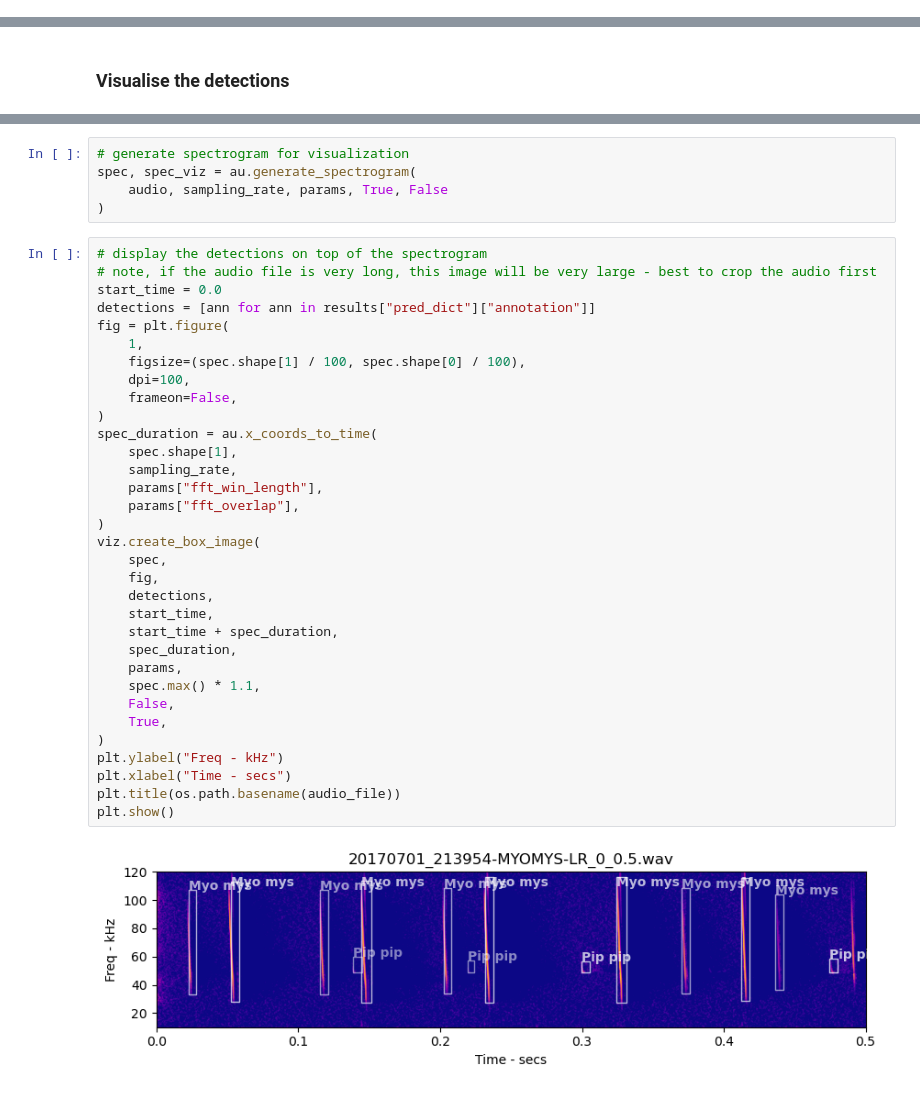
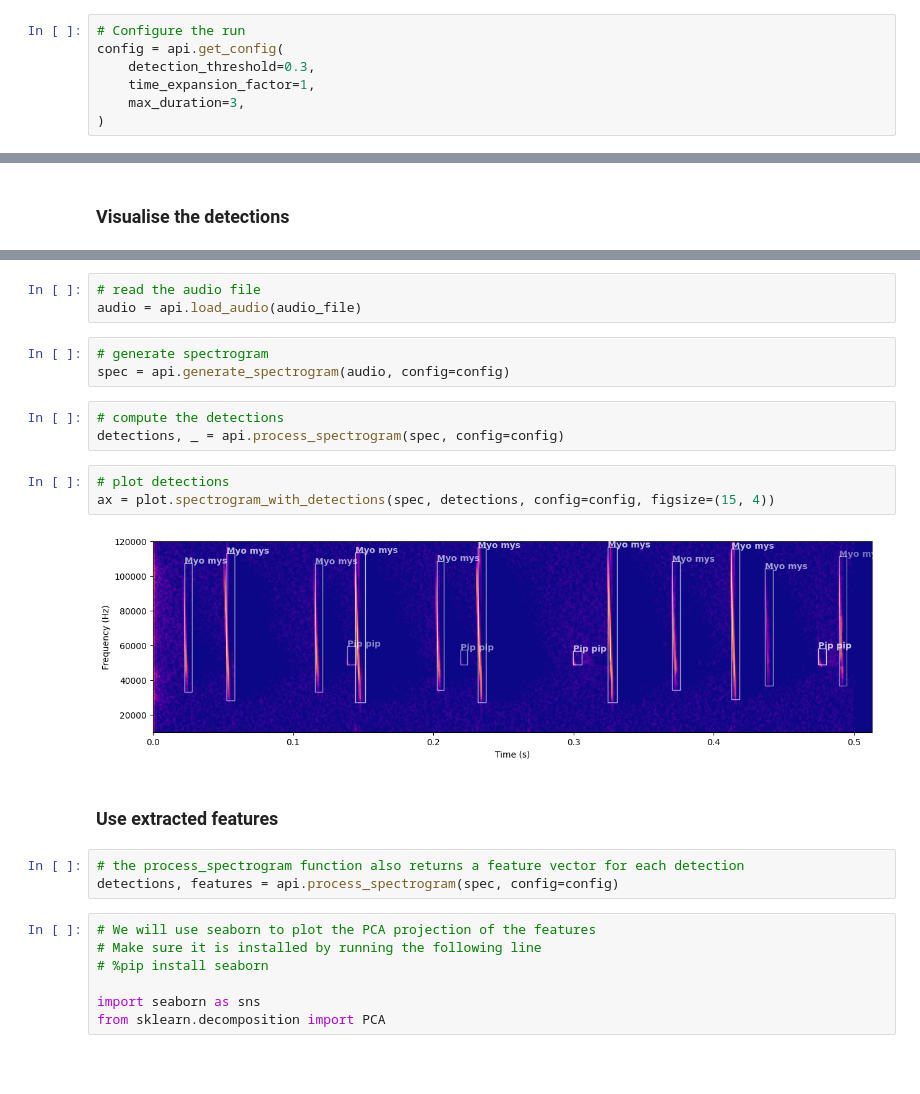
Before and after one commit to macaodha/batdetect2, a Jupyter notebook: batdetect2_notebook.ipynb, the cells around one changed output, grey strips where cells are left out. Drawn from its saved outputs; the diff is of its cells as text; blank space fills up the shorter version.

```diff
--- a/batdetect2_notebook.ipynb
+++ b/batdetect2_notebook.ipynb
@@ -35,3 +21,10 @@ model, params = du.load_model(args["model_path"])
+# %%
+# Configure the run
+config = api.get_config(
+    detection_threshold=0.3,
+    time_expansion_factor=1,
+    max_duration=3,
+)
 # %% [markdown]
 ### Select the audio file and run the model
 # %%
@@ -100,40 +69,26 @@ File duration: 0.5 seconds
+# %%
+# read the audio file
+audio = api.load_audio(audio_file)
 # %%
-# generate spectrogram for visualization
-spec, spec_viz = au.generate_spectrogram(
-    audio, sampling_rate, params, True, False
-)
+# generate spectrogram
+spec = api.generate_spectrogram(audio, config=config)
-# %%
-# display the detections on top of the spectrogram
-# note, if the audio file is very long, this image will be very large - best to crop the audio first
-start_time = 0.0
-detections = [ann for ann in results["pred_dict"]["annotation"]]
-fig = plt.figure(
-    1,
-    figsize=(spec.shape[1] / 100, spec.shape[0] / 100),
-    dpi=100,
-    frameon=False,
-)
-spec_duration = au.x_coords_to_time(
-    spec.shape[1],
-    sampling_rate,
-    params["fft_win_length"],
-    params["fft_overlap"],
-)
-viz.create_box_image(
-    spec,
-    fig,
-    detections,
-    start_time,
-    start_time + spec_duration,
-    spec_duration,
-    params,
-    spec.max() * 1.1,
-    False,
-    True,
-)
-plt.ylabel("Freq - kHz")
-plt.xlabel("Time - secs")
-plt.title(os.path.basename(audio_file))
-plt.show()
-# %% [output]
-[figure, removed]
+# %%
+# compute the detections
+detections, _ = api.process_spectrogram(spec, config=config)
+# %%
+# plot detections
+ax = plot.spectrogram_with_detections(spec, detections, config=config, figsize=(15, 4))
+# %% [output]
+[figure, added]
+# %% [markdown]
+### Use extracted features
+# %%
+# the process_spectrogram function also returns a feature vector for each detection
+detections, features = api.process_spectrogram(spec, config=config)
+# %%
+# We will use seaborn to plot the PCA projection of the features
+# Make sure it is installed by running the following line
+# %pip install seaborn
+
+import seaborn as sns
+from sklearn.decomposition import PCA
```
Also changed, not shown: parts of 12 cells of this notebook.
